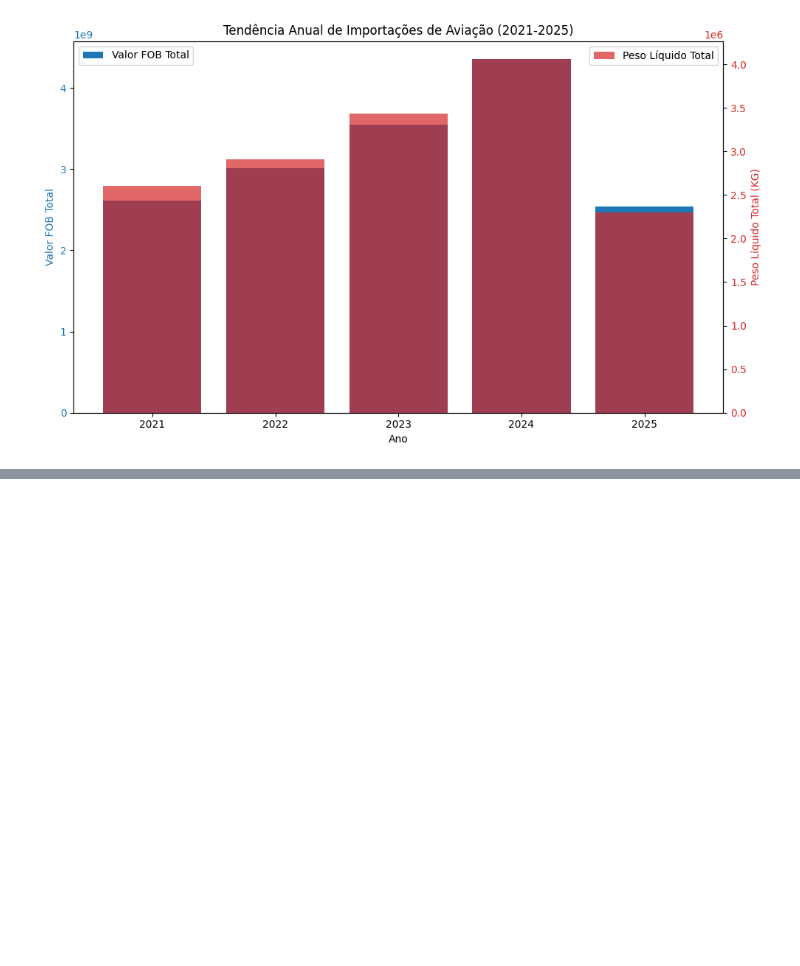
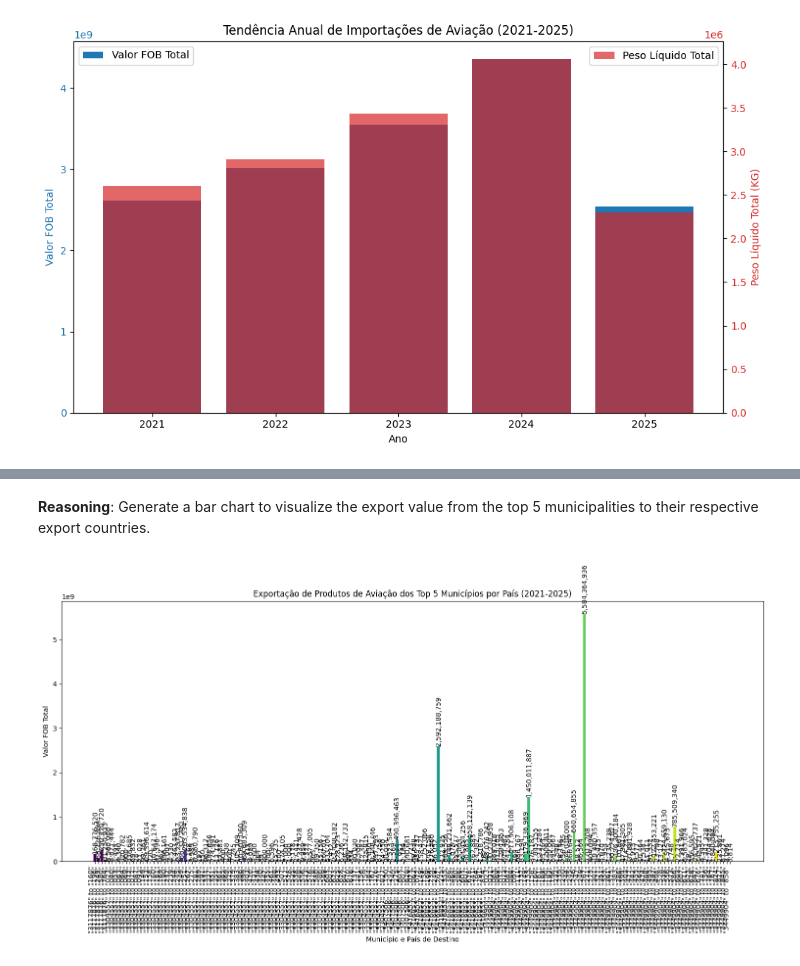
Before and after one commit to Angelasilva15/inform-tica, a Jupyter notebook: API1.ipynb, the cells around one changed output, grey strips where cells are left out. Cells and saved outputs as stored; diff of their text form; code cells hidden in the pictures; blank space fills up the shorter version.

```diff
--- a/API1.ipynb
+++ b/API1.ipynb
@@ -361,0 +546,4 @@ plt.show()
+# %%
+df_top_5_municipalities = df_mun_country_exports.groupby('CO_MUN')['VL_FOB'].sum().reset_index()
+df_top_5_municipalities = df_top_5_municipalities.sort_values(by='VL_FOB', ascending=False).head(5)
+display(df_top_5_municipalities)
@@ -361,0 +565,4 @@ plt.show()
+# %%
+top_5_mun_codes = df_top_5_municipalities['CO_MUN'].tolist()
+df_top_mun_country_exports = df_mun_country_exports[df_mun_country_exports['CO_MUN'].isin(top_5_mun_codes)].copy()
+display(df_top_mun_country_exports.head())
@@ -361,0 +581,37 @@ plt.show()
+# %% [markdown]
+**Reasoning**:
+Generate a bar chart to visualize the export value from the top 5 municipalities to their respective export countries.
+# %%
+import matplotlib.pyplot as plt
+import numpy as np
+
+# Create a figure and axes for the plot
+fig, ax = plt.subplots(figsize=(15, 8))
+
+# Create a list of labels for the x-axis
+x_labels = [f"{row['CO_MUN']} to {row['CO_PAIS']}" for index, row in df_top_mun_country_exports.iterrows()]
+
+# Create a bar chart
+bars = ax.bar(x_labels, df_top_mun_country_exports['VL_FOB'], color=plt.cm.viridis(np.linspace(0, 1, len(x_labels))))
+
+# Set labels and title
+ax.set_xlabel('Município e País de Destino')
+ax.set_ylabel('Valor FOB Total')
+ax.set_title('Exportação de Produtos de Aviação dos Top 5 Municípios por País (2021-2025)')
+
+# Rotate x-axis labels
+plt.xticks(rotation=90, ha='right')
+
+# Add text labels on top of each bar
+for bar in bars:
+    yval = bar.get_height()
+    plt.text(bar.get_x() + bar.get_width()/2, yval, f'{yval:,.0f}', ha='center', va='bottom', rotation=90)
+
+
+# Adjust layout
+fig.tight_layout()
+
+# Display the plot
+plt.show()
+# %% [output]
+[figure, added]
```
Also changed, not shown: parts of 68 cells of this notebook.
